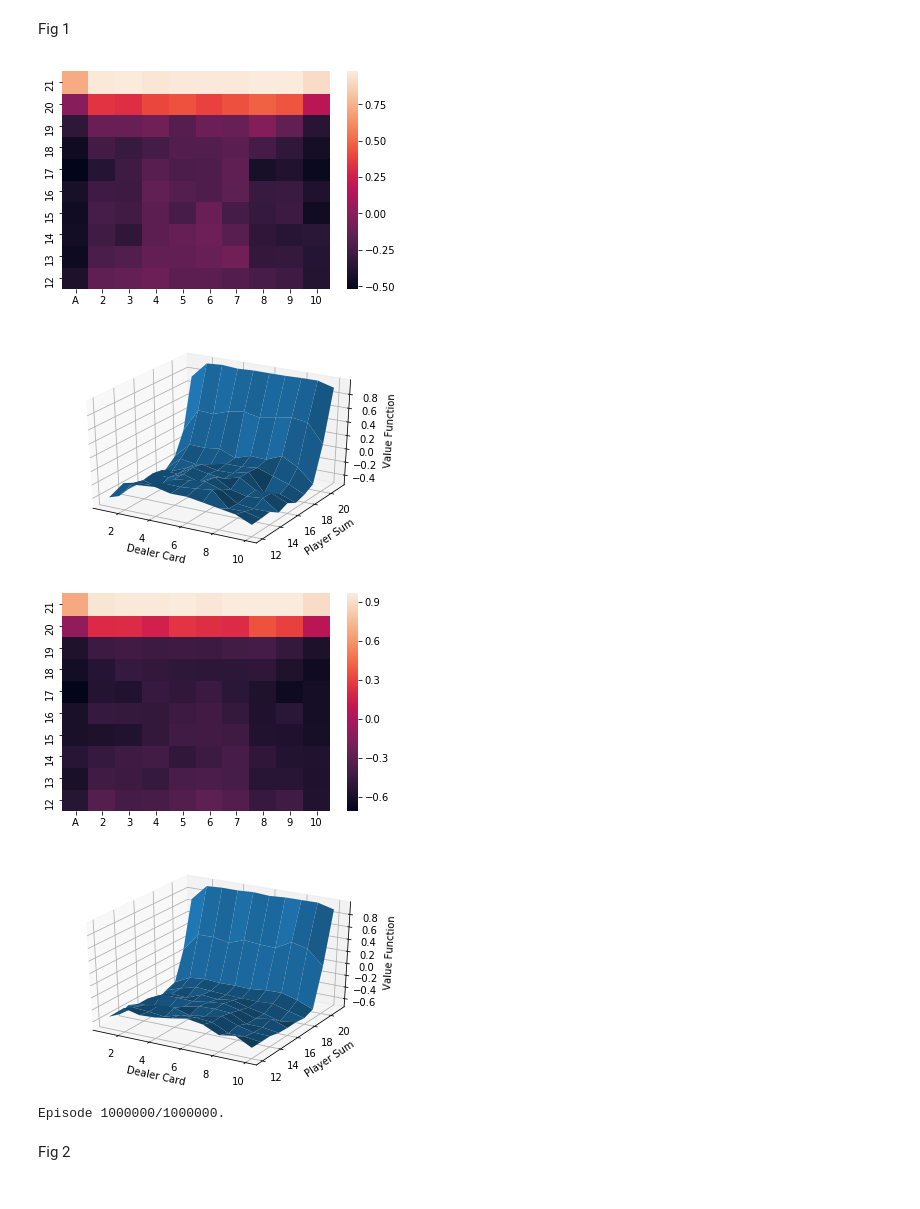
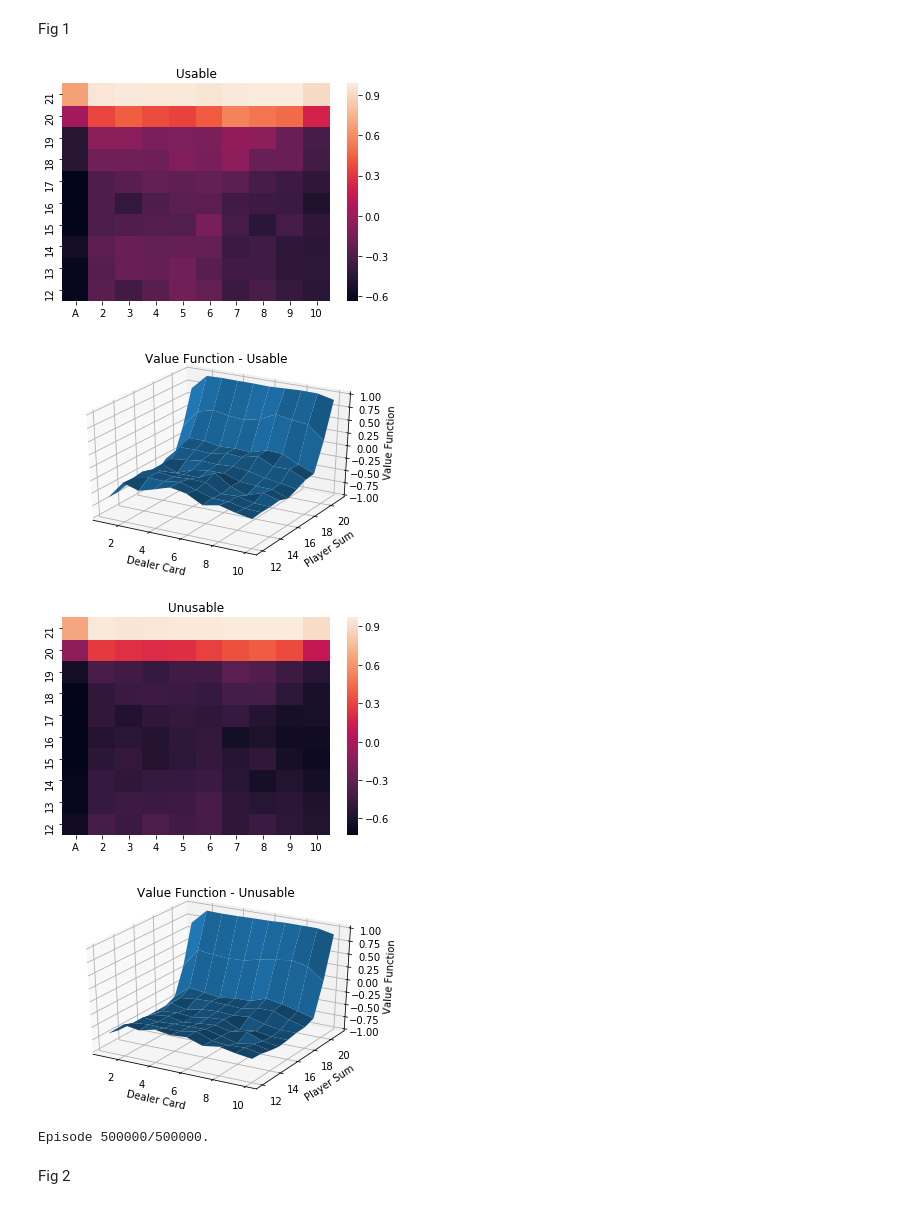
Before and after one commit to Suchet-Agg/Suchet_Aggarwal_2018105_RL-M2020, a Jupyter notebook: HW3/2018105_A3_code.ipynb, the cells around one changed output. Saved outputs shown, nothing was run; the diff lists cells and outputs as text; code cells hidden in the pictures.

```diff
--- a/HW3/2018105_A3_code.ipynb
+++ b/HW3/2018105_A3_code.ipynb
@@ -93,23 +97,23 @@ def run_episode(pi):
         return 1, state
 
     if a0:
-        while not p.lose:
+        while True:
+            if not a0:
+                break
             p.add(get_card())
             if p.lose:
                 return -1, state
-            a = pi[p.state]
-            state.append((p.state,a))
-            if not a:
-                break
+            a0 = pi[p.state]
+            state.append((p.state,a0))
 
     while d.move() and not d.lose:
         d.add(get_card())
+        if d.lose:
+            return 1, state
 
-    if d.lose:
+    if p.sum > d.get_sum():
         return 1, state
-    if abs(21 - p.sum) < abs(21 - d.get_sum()):
-        return 1, state
-    elif abs(21 - p.sum) > abs(21 - d.get_sum()):
+    elif p.sum < d.get_sum():
         return -1, state
     else:
         return 0, state
@@ -134,7 +138,7 @@ def MC_pred(pi, epoch):
     V = {}
     counts = {}
     for i in states:
-        V[i] = random.random()
+        V[i] = 0
         counts[i] = 0
     episode_count = 0
     while episode_count < epoch:
@@ -169,41 +173,45 @@ Fig 1
 # %%
 ax = sns.heatmap(mat_usable, yticklabels = [i for i in range(12, 22)] , xticklabels= ['A', 2,3,4,5,6,7,8,9,10 ])
 ax.invert_yaxis()
+ax.set_title('Usable')
+plt.show()
 # %% [output]
-[figure, old version]
+[figure, new version]
 # %%
 X, Y = np.meshgrid( [1,2,3,4,5,6,7,8,9,10 ], [i for i in range(12, 22)])
 Z = mat_usable
 fig = plt.figure()
 ax = fig.add_subplot(111, projection='3d')
 ax.plot_surface(X, Y, Z)
-
+ax.set_zlim(-1, 1)
 ax.set_xlabel('Dealer Card')
 ax.set_ylabel('Player Sum')
 ax.set_zlabel('Value Function')
-
+plt.title('Value Function - Usable')
 plt.show()
 # %% [output]
-[figure, old version]
+[figure, new version]
 # %%
 ax = sns.heatmap(mat_unusable, yticklabels = [i for i in range(12, 22)] , xticklabels= ['A', 2,3,4,5,6,7,8,9,10 ])
 ax.invert_yaxis()
+ax.set_title('Unusable')
+plt.show()
 # %% [output]
-[figure, old version]
+[figure, new version]
 # %%
 X, Y = np.meshgrid( [1,2,3,4,5,6,7,8,9,10 ], [i for i in range(12, 22)])
 Z = mat_unusable
 fig = plt.figure()
 ax = fig.add_subplot(111, projection='3d')
 ax.plot_surface(X, Y, Z)
-
+ax.set_zlim(-1, 1)
 ax.set_xlabel('Dealer Card')
 ax.set_ylabel('Player Sum')
 ax.set_zlabel('Value Function')
-
+plt.title('Value Function - Unusable')
 plt.show()
 # %% [output]
-[figure, old version]
+[figure, new version]
 # %%
 ## Figure 2
 
@@ -246,10 +254,10 @@ def MC(epoch):
             print('\rEpisode {}/{}.'.format(episode_count, epoch), end = "")
     return Q, pi
 # %%
-epoch = 1000000
+epoch = 500000
 Q, pi = MC(epoch)
 # %% [output]
-Episode 1000000/1000000.
+Episode 500000/500000.
 # %%
 V = {}
 for s in states:
```
Also changed, not shown: parts of 13 cells of this notebook.
